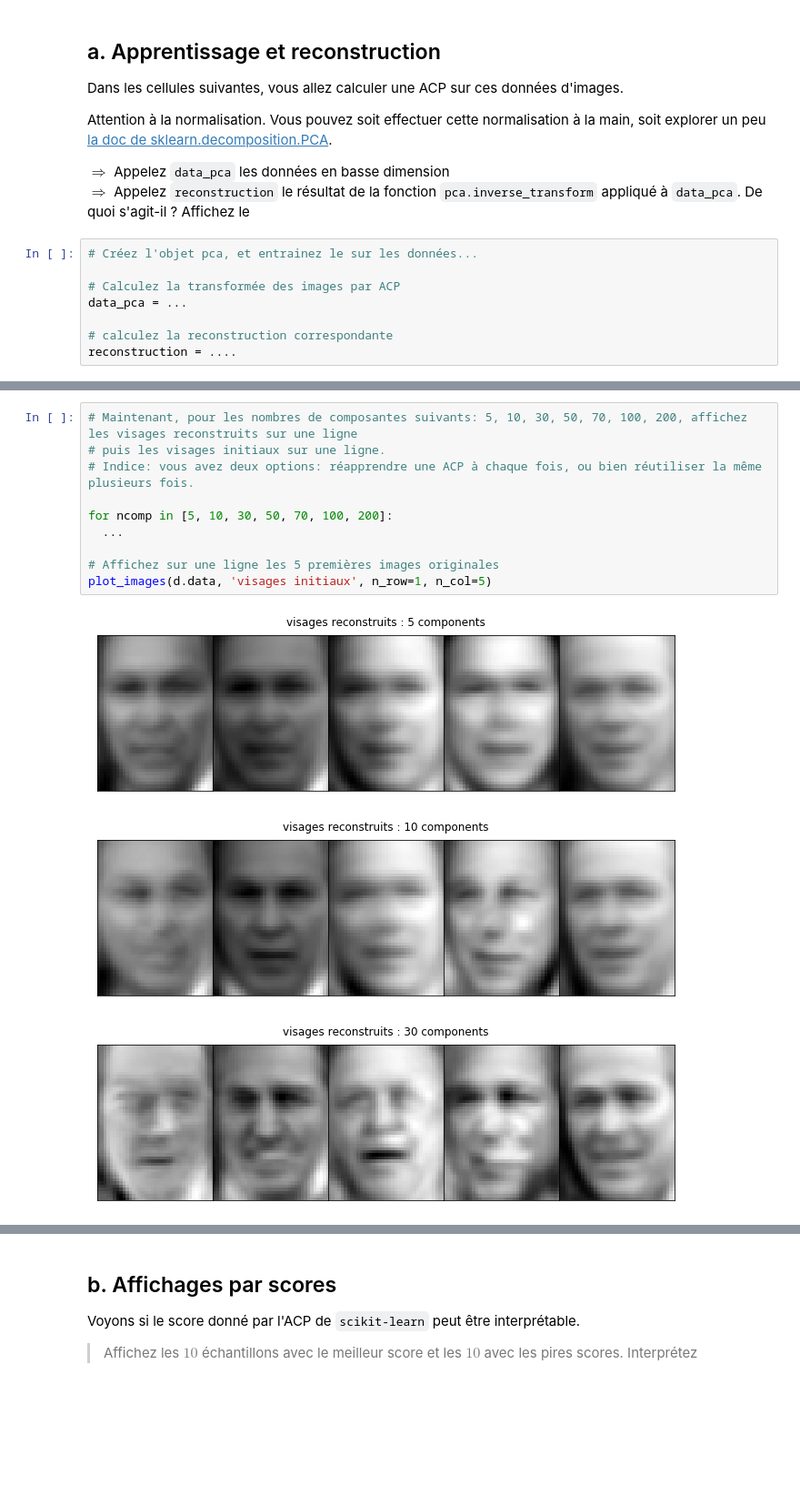
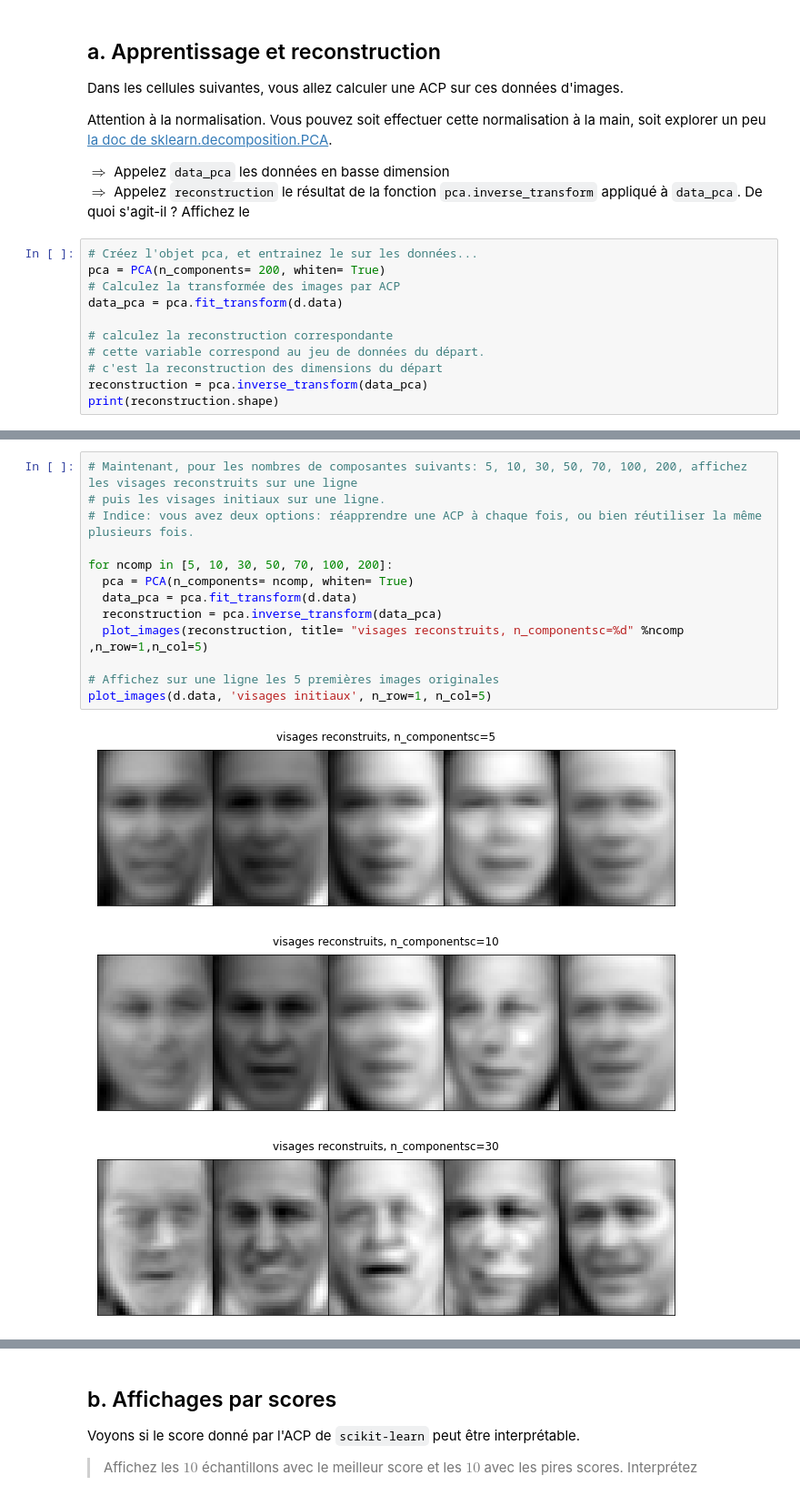
Before and after one commit to campusplage/compte-rendus-martin_elatrache, a Jupyter notebook: Copie_de_TP2_sklearn.ipynb, the cells around one changed output, grey strips where cells are left out. Shown at 91% size. Saved outputs shown, nothing was run; the diff lists cells and outputs as text; blank space fills up the shorter version.

```diff
--- a/Copie_de_TP2_sklearn.ipynb
+++ b/Copie_de_TP2_sklearn.ipynb
@@ -265,9 +261,12 @@ $\Rightarrow$ Appelez `data_pca` les données en basse dimension
 $\Rightarrow$ Appelez `reconstruction` le résultat de la fonction `pca.inverse_transform` appliqué à `data_pca`. De quoi s'agit-il ? Affichez le
 # %%
 # Créez l'objet pca, et entrainez le sur les données...
-
+pca = PCA(n_components= 200, whiten= True)
 # Calculez la transformée des images par ACP
-data_pca = ...
+data_pca = pca.fit_transform(d.data)
 
 # calculez la reconstruction correspondante
-reconstruction = ....
+# cette variable correspond au jeu de données du départ.
+# c'est la reconstruction des dimensions du départ
+reconstruction = pca.inverse_transform(data_pca)
+print(reconstruction.shape)
@@ -283,14 +284,17 @@ reconstruction = ....
 # %%
 # Maintenant, pour les nombres de composantes suivants: 5, 10, 30, 50, 70, 100, 200, affichez les visages reconstruits sur une ligne
 # puis les visages initiaux sur une ligne.
 # Indice: vous avez deux options: réapprendre une ACP à chaque fois, ou bien réutiliser la même plusieurs fois.
 
 for ncomp in [5, 10, 30, 50, 70, 100, 200]:
-  ...
+  pca = PCA(n_components= ncomp, whiten= True)
+  data_pca = pca.fit_transform(d.data)
+  reconstruction = pca.inverse_transform(data_pca)
+  plot_images(reconstruction, title= "visages reconstruits, n_componentsc=%d" %ncomp ,n_row=1,n_col=5)
 
 # Affichez sur une ligne les 5 premières images originales
 plot_images(d.data, 'visages initiaux', n_row=1, n_col=5)
 # %% [output]
-[figure, old version]
+[figure, new version]
-[figure, old version]
+[figure, new version]
-[figure, old version]
+[figure, new version]
```
Also changed, not shown: parts of 23 cells of this notebook.
